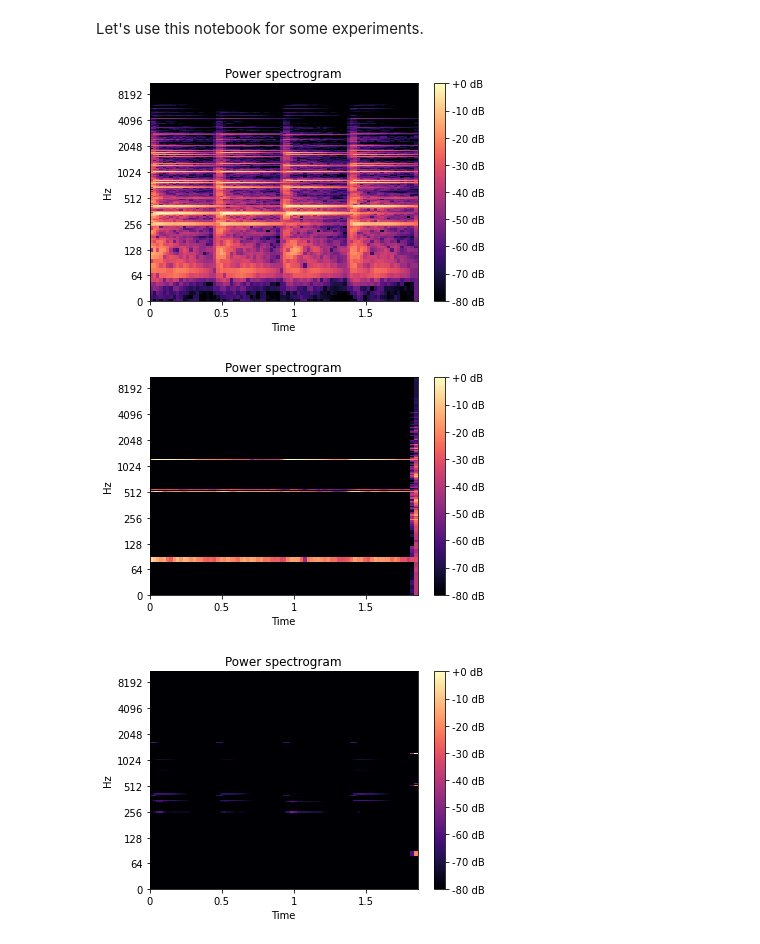
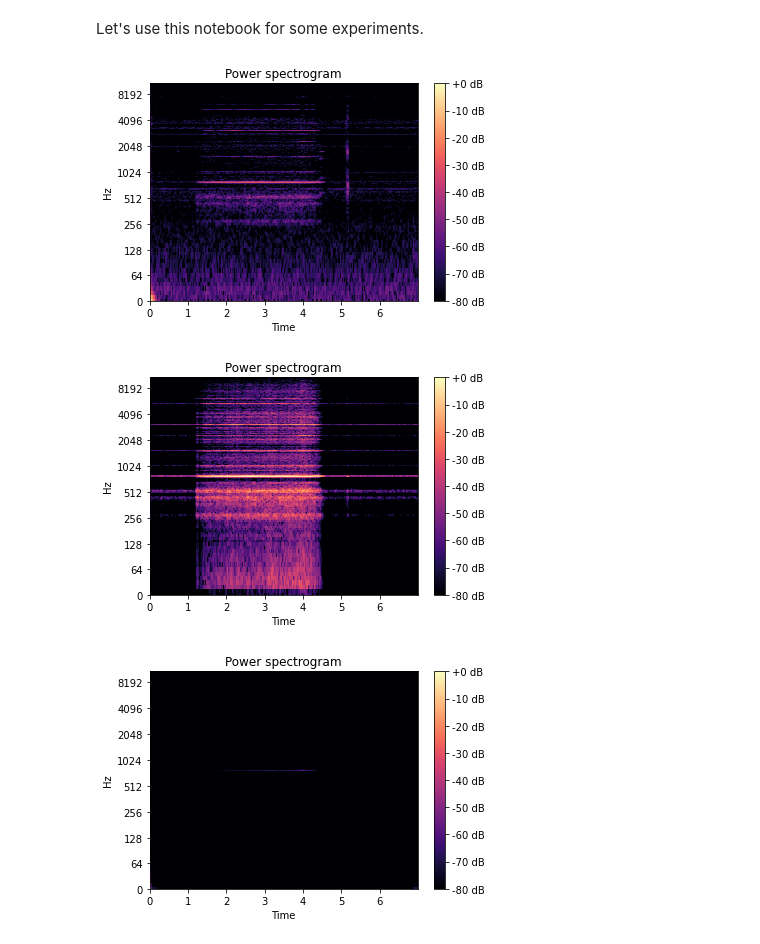
Before and after one commit to mariasoroka/StatisticalMachineLearning, a Jupyter notebook: test_notebook.ipynb, the cells around one changed output. Drawn from its saved outputs; the diff is of its cells as text; code cells hidden in the pictures.

```diff
--- a/test_notebook.ipynb
+++ b/test_notebook.ipynb
@@ -4,29 +4,28 @@ Let's use this notebook for some experiments.
 from NMF import *
 %matplotlib inline
 # %%
-filename = './data/test.wav'
+filename = './data/G5.wav'
 ViolinRecording = Recording(filename)
 ViolinSpectrogram = ViolinRecording.compute_spectrogram()
 ViolinSpectrogram.visualize()
 ViolinSpectrogram.restore_recording("./data/exp.wav")
 matrix_to_factorize = NMF(ViolinSpectrogram.compute_matrix())
-# matrix_to_factorize = NMF(ViolinSpectrogram.spectrogram)
 W, H, WH = matrix_to_factorize.factorize_EM_IS(5, 500)
 C_matrices = matrix_to_factorize.wiener_reconstruction(W, H, WH)
 # %% [output]
-[figure, old version]
+[figure, new version]
 # %%
-new_spectrogram = Spectrogram(C_matrices[3], ViolinSpectrogram.fs)
+new_spectrogram = Spectrogram(C_matrices[4], ViolinSpectrogram.fs)
 new_spectrogram.visualize()
 new_spectrogram.restore_recording("./data/exp_note.wav")
 # %% [output]
-[figure, old version]
+[figure, new version]
 # %%
 new_spectrogram = Spectrogram(W @ H, ViolinSpectrogram.fs)
 new_spectrogram.visualize()
 new_spectrogram.restore_recording("./data/exp_note.wav")
 # %% [output]
-[figure, old version]
+[figure, new version]
 # %%
 fig = plt.figure(figsize=(7, 7))
 ax1 = fig.add_subplot(211)
```
Also changed, not shown: parts of 2 cells of this notebook, 1 other file.
